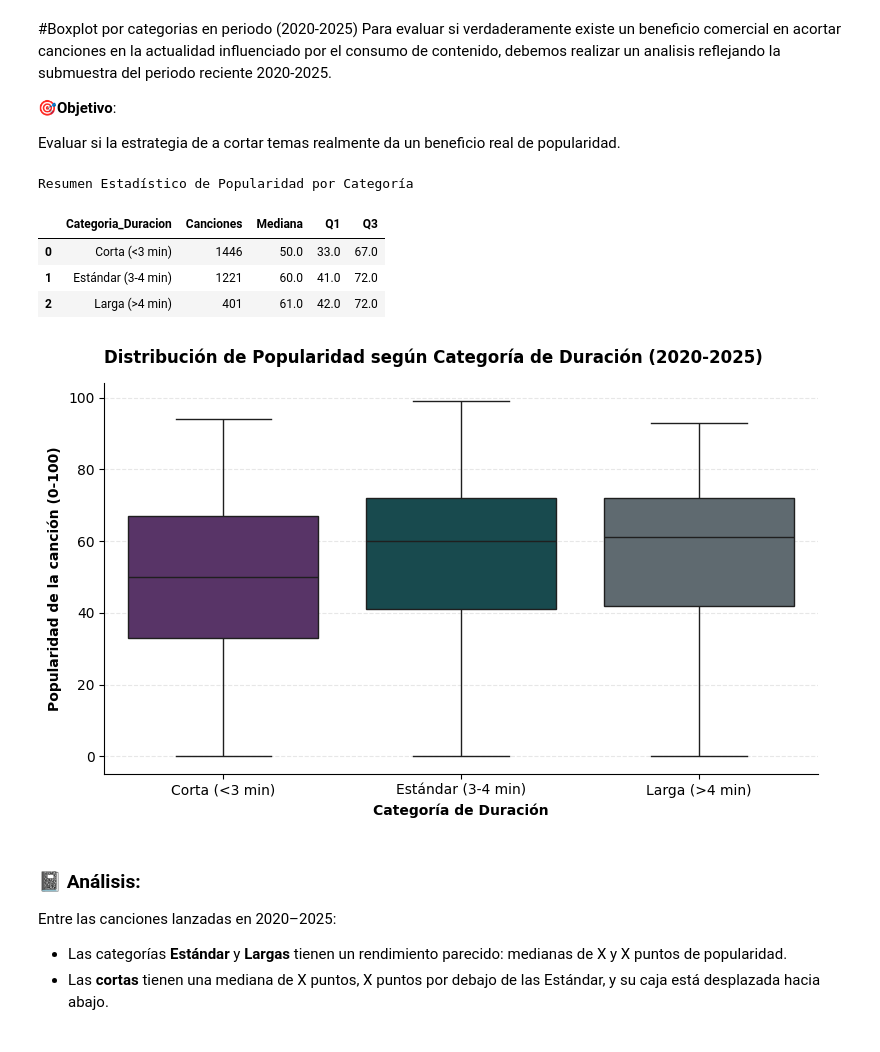
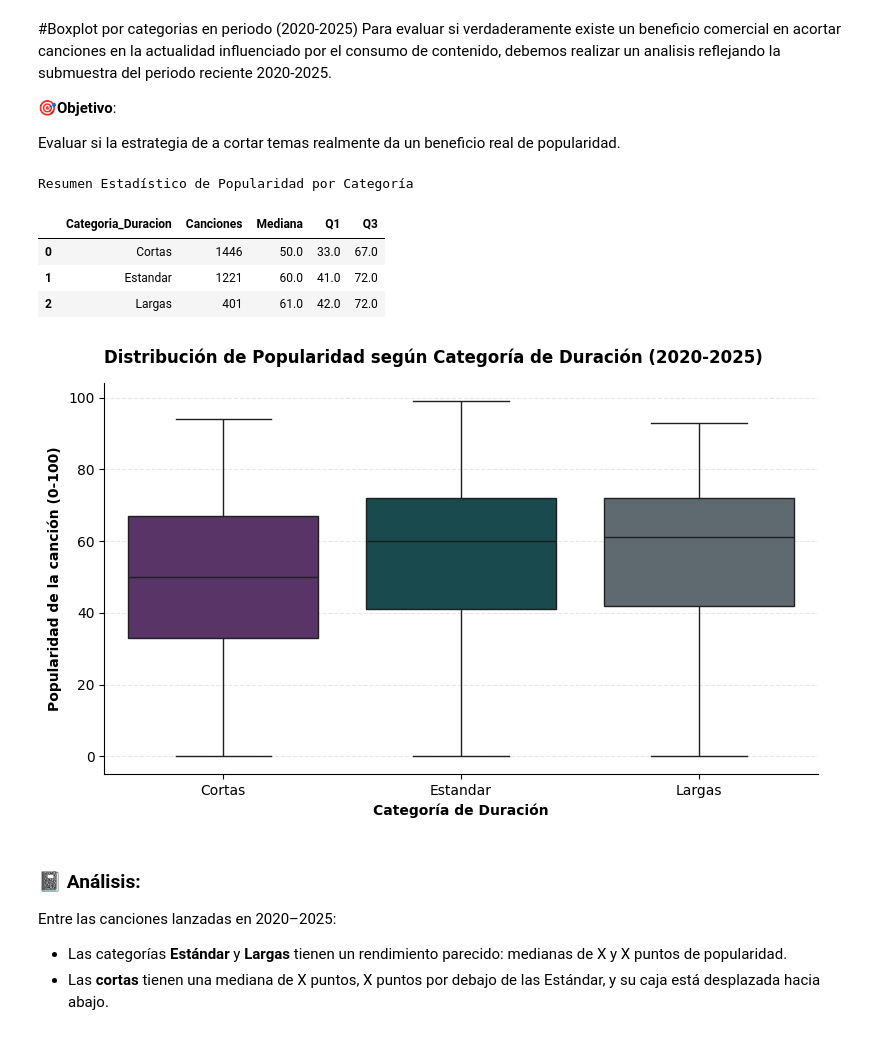
Before and after one commit to OjedaRocio/TP-Grupal-Laboratorio-2C-2026, a Jupyter notebook: TP_Grupal.ipynb, the cells around one changed output. Cells and saved outputs as stored; diff of their text form; code cells hidden in the pictures.

```diff
--- a/TP_Grupal.ipynb
+++ b/TP_Grupal.ipynb
@@ -468,26 +473,3 @@ print("2. Canciones repetidas (Mismo Nombre + Mismo Artista):", duplicados_canci
 Antes de proceder con la eliminación automática de los 812 registros identificados, se realiza una **inspección visual de control** sobre una muestra de estos datos.
 
 * **Objetivo del control:** Verificar que los registros duplicados en par `(Canción, Artista)` corresponden efectivamente a la misma obra musical (misma duración) publicada en diferentes álbumes o sencillos, y no a versiones alternativas (como versiones en vivo, *remixes* o re-grabaciones de distinta duración).
-# %%
-
-# Ordenar las canciones por año de lanzamiento, del más antiguo al más reciente
-df = df.sort_values(
-    by="Año de lanzamiento",
-    ascending=True
-)
-
-# Eliminar duplicados conservando la primera aparición cronológica
-df = df.drop_duplicates(
-    subset=["Nombre de la canción", "Nombre del artista"],
-    keep="first"
-).reset_index(drop=True)
-
-# Verificar resultados
-print("Canciones únicas:", len(df))
-
-print(
-    "Duplicados restantes:",
-    df.duplicated(
-        subset=["Nombre de la canción", "Nombre del artista"]
-    ).sum()
-)
@@ -827,8 +918,7 @@ Para evaluar si verdaderamente existe un beneficio comercial en acortar cancione
 df['Duración (minutos)'] = pd.to_numeric(df['Duración (minutos)'], errors='coerce')
 
 limites = [0, 3.0, 4.0, np.inf]
-etiquetas = ['Corta (<3 min)', 'Estándar (3-4 min)', 'Larga (>4 min)']
-
+etiquetas = ['Cortas', 'Estandar', 'Largas']
 df['Categoria_Duracion'] = pd.cut(df['Duración (minutos)'], bins=limites, labels=etiquetas, right=False)
 
 #submuestra copia
@@ -841,37 +931,37 @@ resumen_boxplot = df_2020.groupby('Categoria_Duracion', observed=True)['Populari
     Q1=lambda x: x.quantile(0.25),
     Q3=lambda x: x.quantile(0.75)
 ).reset_index()
 
 print("Resumen Estadístico de Popularidad por Categoría")
 display(resumen_boxplot)
 
 #Gráfico de Boxplot
 fig, ax = plt.subplots(figsize=(8, 5))
 sns.boxplot( data=df_2020,
             x='Categoria_Duracion',
             y='Popularidad de la canción',
             hue='Categoria_Duracion',
             palette=['#5B2C6F', '#0F5257', '#5C6B73'], legend=False,
             ax=ax
 )
 
 # Formato
 ax.set_title("Distribución de Popularidad según Categoría de Duración (2020-2025)", loc="left", fontweight="bold", pad=15)
 ax.set_xlabel("Categoría de Duración", fontweight="bold")
 ax.set_ylabel("Popularidad de la canción (0-100)", fontweight="bold")
 plt.grid(axis='y', linestyle="--", alpha=0.3)
 
 sns.despine()
 plt.tight_layout()
 plt.savefig("grafico3_boxplot_popularidad_categoria.png", dpi=300, bbox_inches="tight")
 plt.show()
 # %% [output]
 Resumen Estadístico de Popularidad por Categoría
 |  | Categoria_Duracion | Canciones | Mediana | Q1 | Q3 |
-| 0 | Corta (<3 min) | 1446 | 50.0 | 33.0 | 67.0 |
-| 1 | Estándar (3-4 min) | 1221 | 60.0 | 41.0 | 72.0 |
-| 2 | Larga (>4 min) | 401 | 61.0 | 42.0 | 72.0 |
+| 0 | Cortas | 1446 | 50.0 | 33.0 | 67.0 |
+| 1 | Estandar | 1221 | 60.0 | 41.0 | 72.0 |
+| 2 | Largas | 401 | 61.0 | 42.0 | 72.0 |
-[figure, old version]
+[figure, new version]
 # %% [markdown]
 ### 📓 Análisis:
 
```
Also changed, not shown: parts of 12 cells of this notebook.
